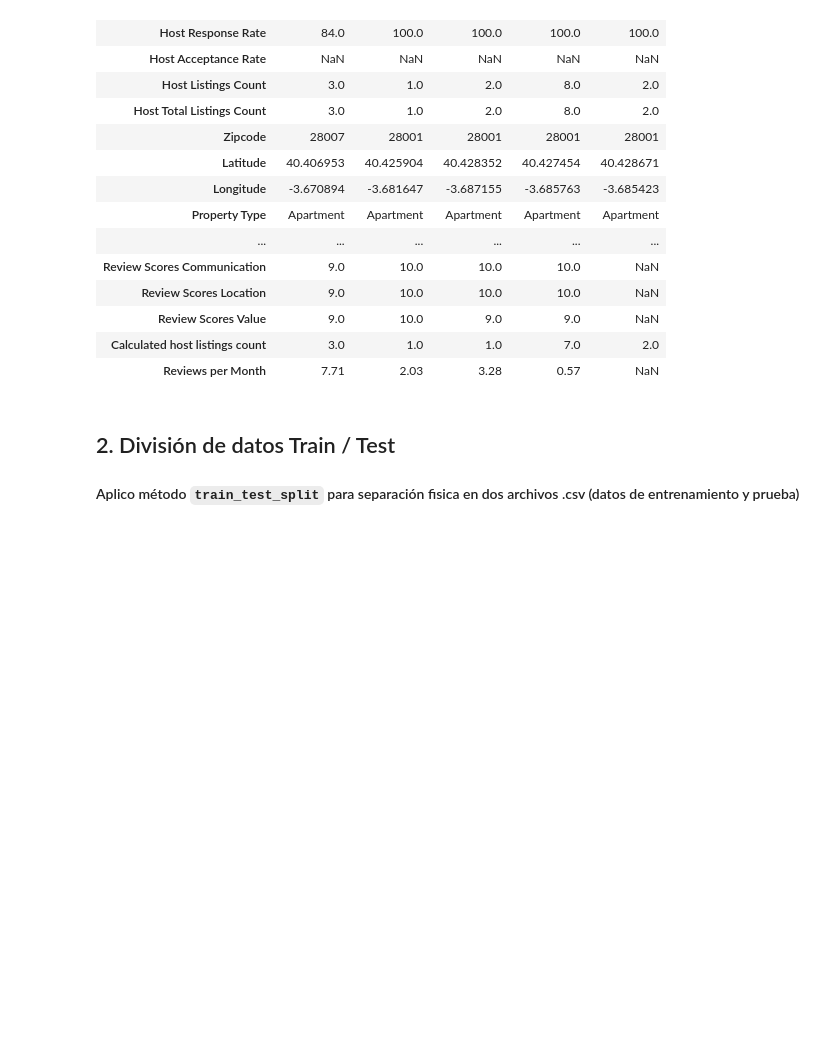
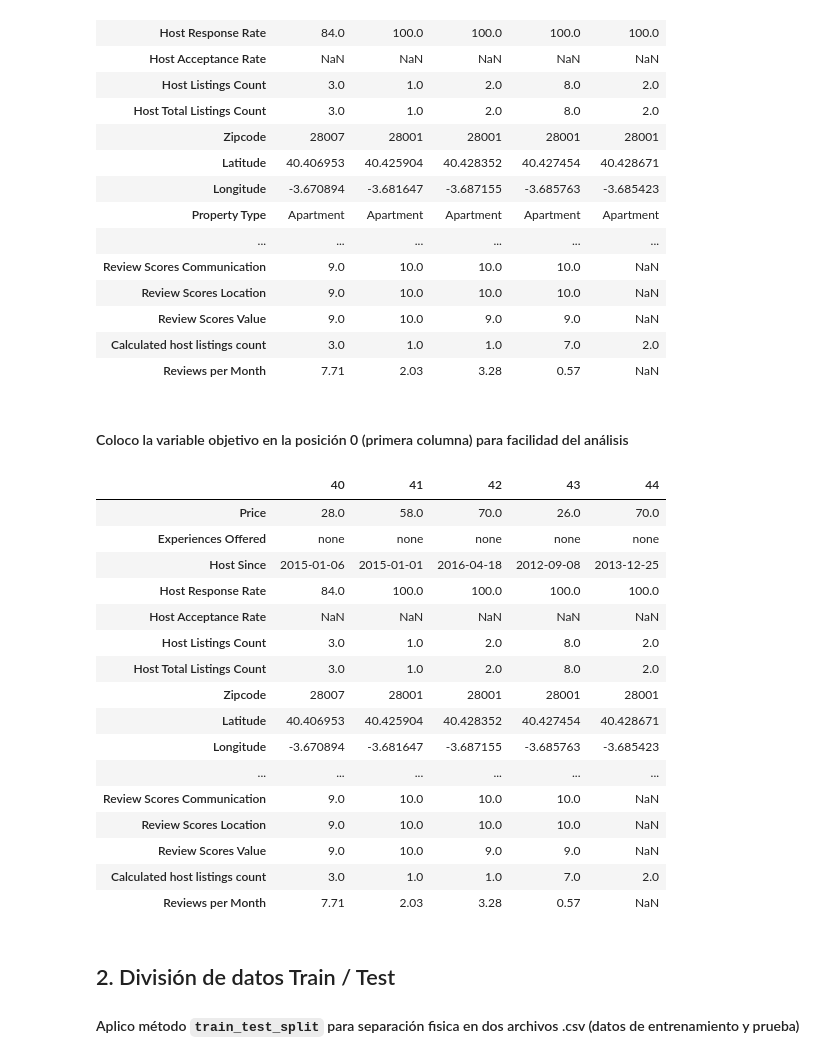
Before and after one commit to mariaeugenia-alvarez/hands-on-coding-machine-learning-project, a Jupyter notebook: ml-airbnb.ipynb, the cells around one changed output. Saved outputs shown, nothing was run; the diff lists cells and outputs as text; code cells hidden in the pictures; blank space fills up the shorter version.

```diff
--- a/ml-airbnb.ipynb
+++ b/ml-airbnb.ipynb
@@ -114,6 +129,34 @@ Dataset después de limpieza: (13252, 44)
 | Review Scores Value | 9.0 | 10.0 | 9.0 | 9.0 | NaN |
 | Calculated host listings count | 3.0 | 1.0 | 1.0 | 7.0 | 2.0 |
 | Reviews per Month | 7.71 | 2.03 | 3.28 | 0.57 | NaN |
+# %% [markdown]
+#### Coloco la variable objetivo en la posición 0 (primera columna) para facilidad del análisis
+# %%
+# Coloco Price en el índice 0 (primera columna)
+price_col = input_madrid['Price']
+input_madrid = input_madrid.drop('Price', axis=1)
+input_madrid.insert(0, 'Price', price_col)
+
+input_madrid.head(5).T
+#input_madrid.shape
+# %% [output]
+|  | 40 | 41 | 42 | 43 | 44 |
+| Price | 28.0 | 58.0 | 70.0 | 26.0 | 70.0 |
+| Experiences Offered | none | none | none | none | none |
+| Host Since | 2015-01-06 | 2015-01-01 | 2016-04-18 | 2012-09-08 | 2013-12-25 |
+| Host Response Rate | 84.0 | 100.0 | 100.0 | 100.0 | 100.0 |
+| Host Acceptance Rate | NaN | NaN | NaN | NaN | NaN |
+| Host Listings Count | 3.0 | 1.0 | 2.0 | 8.0 | 2.0 |
+| Host Total Listings Count | 3.0 | 1.0 | 2.0 | 8.0 | 2.0 |
+| Zipcode | 28007 | 28001 | 28001 | 28001 | 28001 |
+| Latitude | 40.406953 | 40.425904 | 40.428352 | 40.427454 | 40.428671 |
+| Longitude | -3.670894 | -3.681647 | -3.687155 | -3.685763 | -3.685423 |
+| ... | ... | ... | ... | ... | ... |
+| Review Scores Communication | 9.0 | 10.0 | 10.0 | 10.0 | NaN |
+| Review Scores Location | 9.0 | 10.0 | 10.0 | 10.0 | NaN |
+| Review Scores Value | 9.0 | 10.0 | 9.0 | 9.0 | NaN |
+| Calculated host listings count | 3.0 | 1.0 | 1.0 | 7.0 | 2.0 |
+| Reviews per Month | 7.71 | 2.03 | 3.28 | 0.57 | NaN |
 # %% [markdown]
 ## 2. División de datos Train / Test
 #### Aplico método `train_test_split` para separación fisica en dos archivos .csv (datos de entrenamiento y prueba)
```
Also changed, not shown: parts of 14 cells of this notebook, 2 other files.
